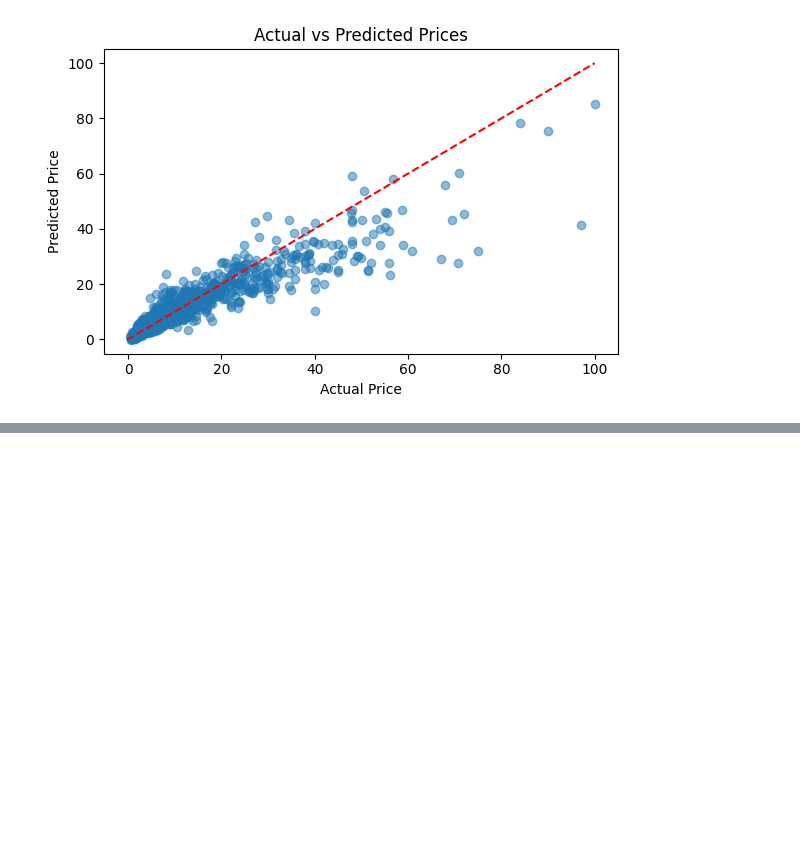
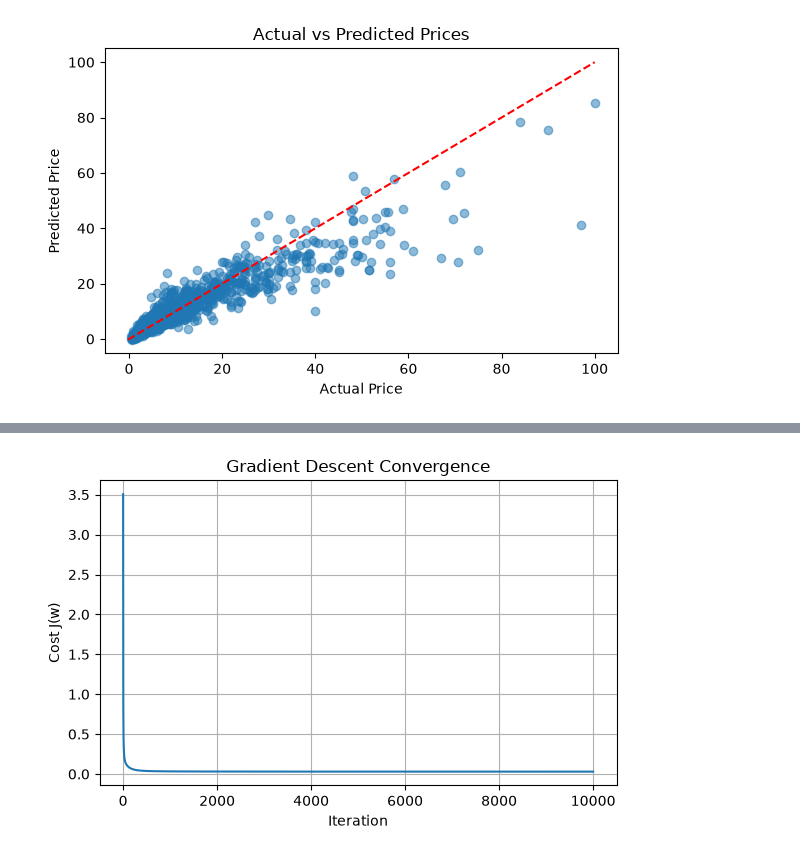
Before and after one commit to abdelhalimyasser/machine-learning-models-2026-fcai-cu, a Jupyter notebook: notebooks/a_numerical_regression/Preprocessing.ipynb, the cells around one changed output, grey strips where cells are left out. Drawn from its saved outputs; the diff is of its cells as text; code cells hidden in the pictures; blank space fills up the shorter version.

```diff
--- a/notebooks/a_numerical_regression/Preprocessing.ipynb
+++ b/notebooks/a_numerical_regression/Preprocessing.ipynb
@@ -357,0 +392,5 @@ plt.show()
+# %%
+def f_derivative(X, t, weights):
+    examples = X.shape[0]
+    error = np.dot(X, weights) - t
+    return np.dot(X.T, error) / examples
@@ -357,0 +420,7 @@ plt.show()
+# %%
+X_train_final = preprocessor.fit_transform(X_train)
+X_test_final  = preprocessor.transform(X_test)
+# %%
+X_train_b = add_bias(X_train_final)
+X_test_b  = add_bias(X_test_final)
+t_train   = np.asarray(y_train_log, dtype=np.float64).reshape(-1)
@@ -357,0 +461,11 @@ plt.show()
+# %%
+plt.figure(figsize=(6, 4))
+plt.plot(cost_history)
+plt.xlabel("Iteration")
+plt.ylabel("Cost J(w)")
+plt.title("Gradient Descent Convergence")
+plt.grid()
+plt.tight_layout()
+plt.show()
+# %% [output]
+[figure, added]
```
Also changed, not shown: parts of 22 cells of this notebook, 1 other file.
